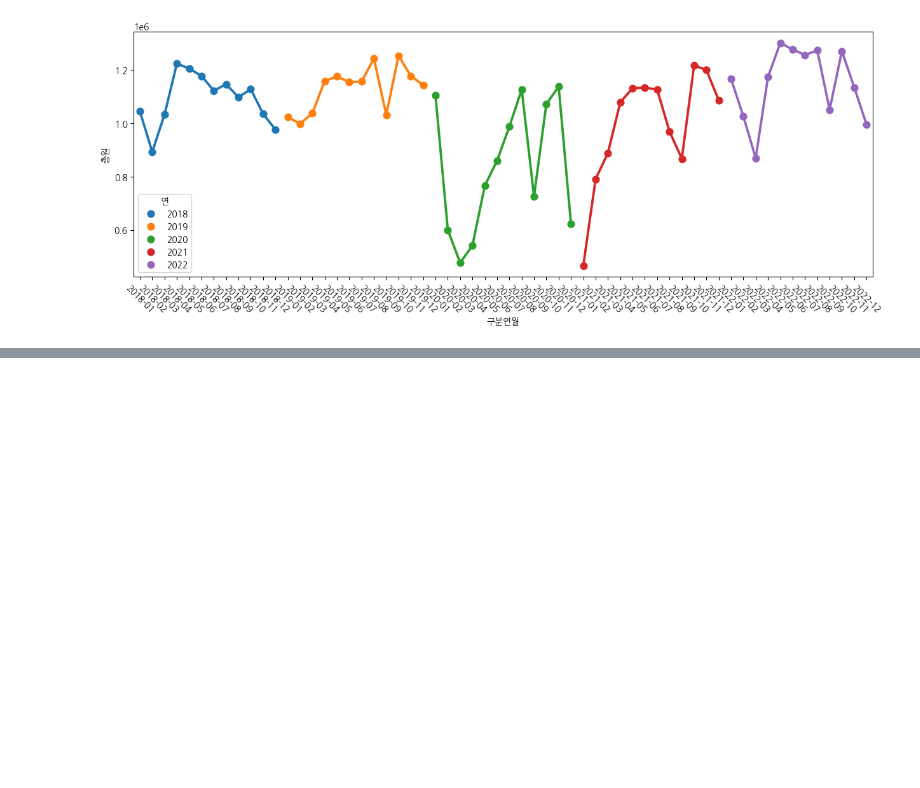
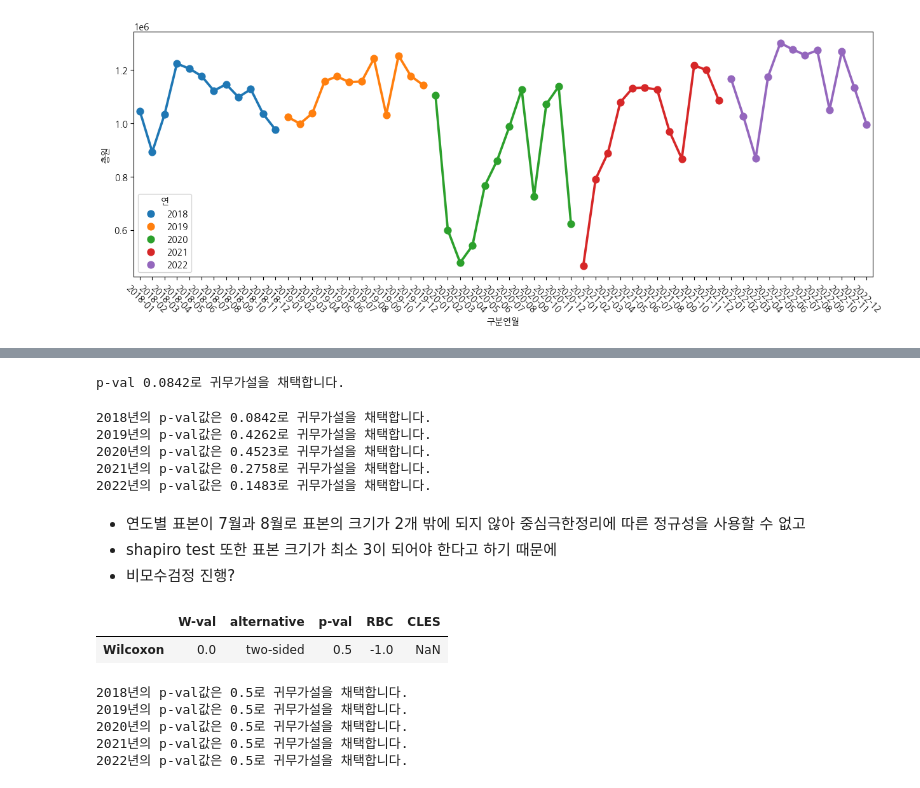
Before and after one commit to HaJeong-K/Jeju_project, a Jupyter notebook: 방문_관광객_월간_보고서_preprocessing.ipynb, the cells around one changed output, grey strips where cells are left out. Cells and saved outputs as stored; diff of their text form; code cells hidden in the pictures; blank space fills up the shorter version.

```diff
--- a/방문_관광객_월간_보고서_preprocessing.ipynb
+++ b/방문_관광객_월간_보고서_preprocessing.ipynb
@@ -372,6 +376,7 @@ df_2018 = pd.DataFrame(json_2018['data'])
 df_2018.iloc[:, 2:] = df_2018.iloc[:, 2:].astype('int64')
 df_2018['총원'] = df_2018.iloc[:, -3:].sum(axis=1)
 df_2018 = df_2018.loc[:, ['구분연월', '총원']]
+df_2018[['연', '월']] = df_2018['구분연월'].str.split('-', expand = True)
 # df_2018
 # %%
 df_5years = pd.concat([df_2018, df_2019, df_2020, df_2021, df_2022], ignore_index = True)
@@ -392,0 +419,67 @@ plt.show()
+# %%
+import pingouin as pg
+
+alpha = 0.05
+mu_2018 = df_2018['총원'].max()
+x_2018 = df_2018.loc[6:7, '총원']
+ttest_2018 = pg.ttest(x_2018, mu_2018).round(4)
+p_val = float(ttest_2018['p-val'])
+
+if p_val < alpha:
+  print(f'p-val {p_val}로 귀무가설을 기각합니다.')
+else:
+  print(f'p-val {p_val}로 귀무가설을 채택합니다.')
+# %% [output]
+p-val 0.0842로 귀무가설을 채택합니다.
+# %%
+import pingouin as pg
+
+years = [2018, 2019, 2020, 2021, 2022]
+alpha = 0.05
+
+for year in years:
+  mu = df_5years.loc[(df_5years['연'] == str(year)), '총원'].max()
+  x = df_5years.loc[(df_5years['연'] == str(year)) & ((df_5years['월'] == '07') | (df_5years['월'] == '08')), '총원']
+  ttest = pg.ttest(x, mu).round(4)
+  p_val = float(ttest['p-val'])
+
+  if p_val < alpha:
+    print(f'{year}년의 p-val값은 {p_val}로 귀무가설을 기각합니다.')
+  else:
+    print(f'{year}년의 p-val값은 {p_val}로 귀무가설을 채택합니다.')
+# %% [output]
+2018년의 p-val값은 0.0842로 귀무가설을 채택합니다.
+2019년의 p-val값은 0.4262로 귀무가설을 채택합니다.
+2020년의 p-val값은 0.4523로 귀무가설을 채택합니다.
+2021년의 p-val값은 0.2758로 귀무가설을 채택합니다.
+2022년의 p-val값은 0.1483로 귀무가설을 채택합니다.
+# %% [markdown]
+- 연도별 표본이 7월과 8월로 표본의 크기가 2개 밖에 되지 않아 중심극한정리에 따른 정규성을 사용할 수 없고
+- shapiro test 또한 표본 크기가 최소 3이 되어야 한다고 하기 때문에
+- 비모수검정 진행?
+# %%
+wilcox_2018 = x_2018 - mu_2018
+pg.wilcoxon(wilcox_2018)
+# %% [output]
+|  | W-val | alternative | p-val | RBC | CLES |
+| Wilcoxon | 0.0 | two-sided | 0.5 | -1.0 | NaN |
+# %%
+years = [2018, 2019, 2020, 2021, 2022]
+alpha = 0.05
+
+for year in years:
+  mu = df_5years.loc[(df_5years['연'] == str(year)), '총원'].max()
+  x = df_5years.loc[(df_5years['연'] == str(year)) & ((df_5years['월'] == '07') | (df_5years['월'] == '08')), '총원']
+  wilcox = pg.wilcoxon(x - mu).round(4)
+  p_val = float(wilcox['p-val'])
+
+  if p_val < alpha:
+    print(f'{year}년의 p-val값은 {p_val}로 귀무가설을 기각합니다.')
+  else:
+    print(f'{year}년의 p-val값은 {p_val}로 귀무가설을 채택합니다.')
+# %% [output]
+2018년의 p-val값은 0.5로 귀무가설을 채택합니다.
+2019년의 p-val값은 0.5로 귀무가설을 채택합니다.
+2020년의 p-val값은 0.5로 귀무가설을 채택합니다.
+2021년의 p-val값은 0.5로 귀무가설을 채택합니다.
+2022년의 p-val값은 0.5로 귀무가설을 채택합니다.
```
Also changed, not shown: parts of 8 cells of this notebook.
